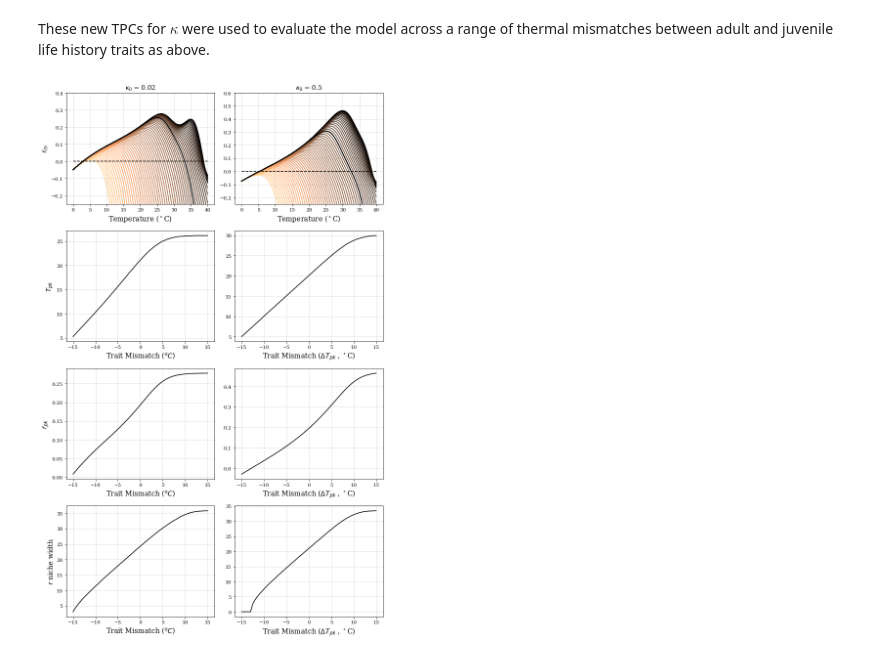
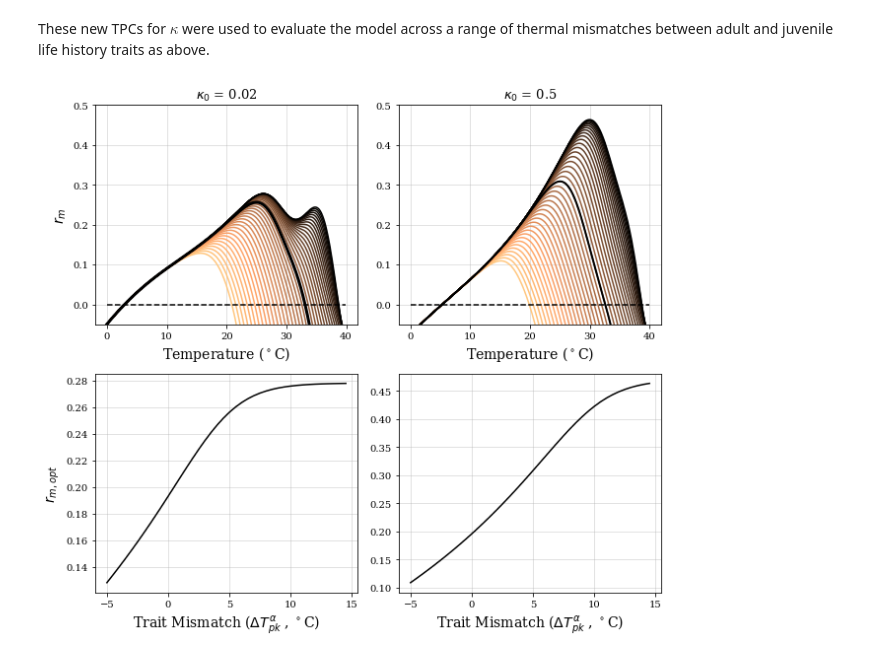
Before and after one commit to EcoEngLab/TraitMismatchPaper-main, a Jupyter notebook: code/TraitMismatch_SI.ipynb, the cells around one changed output. Drawn from its saved outputs; the diff is of its cells as text; code cells hidden in the pictures.

```diff
--- a/code/TraitMismatch_SI.ipynb
+++ b/code/TraitMismatch_SI.ipynb
@@ -1061,118 +886,69 @@ ax.set_title(r'$\kappa_0$ = ' + str(0.5), fontsize=13) ;
 # %% [markdown]
 These new TPCs for $\kappa$ were used to evaluate the model across a range of thermal mismatches between adult and juvenile life history traits as above.
 # %%
-fig = plt.figure(figsize=(10, 16))
+fig = plt.figure(figsize=(9, 8))
 
-ax = fig.add_subplot(421)
+ax = fig.add_subplot(221)
 ax.set_title(r'$\kappa_0$ = ' + str(0.02), fontsize=13)
 ax.set_xlabel(r'Temperature ($^\circ$C)', fontsize=14);
 ax.set_ylabel('$r_m$', fontsize=14);
 
 r_m_vec = r_SP_app_lam(bmax_vec, zJ_vec, z_vec, kap_vec_low, alp_vec)
 
-r_pk_vec = ["NA"]*len(T_pk_mm)
-T_pk_vec = ["NA"]*len(T_pk_mm)
-r_0_vec = ["NA"]*len(T_pk_mm)
+r_opt_vec = ["NA"]*len(T_pk_mm)
 
 colormap = plt.cm.copper_r
-#colormap = grayify_cmap(colormap)
 ax.set_prop_cycle('color',[colormap(i) for i in np.linspace(0, 1, len(T_pk_mm))])
 
 for i in range(len(T_pk_mm)):
-
     alp_mm_tmp_vec = B_inv_lam(B_0_alp,E_alp,T_pk_mm[i]+273.15,T_ref_mm,E_D_alp,k_par,T_vec)
     zJ_mm_tmp_vec = B_inv_lam(B_0_zJ,E_zJ,T_pk_mm[i]+273.15,T_ref_mm,E_D_zJ,k_par,T_vec)
-
     r_mm_tmp_vec = r_SP_app_lam(bmax_vec,zJ_mm_tmp_vec, z_vec, kap_vec_low, alp_mm_tmp_vec)
-
-    r_pk_vec[i] = max(r_mm_tmp_vec)
-    T_pk_vec[i] = T_vec[np.argmax(r_mm_tmp_vec)]
-
-    r_nw_tmp = find_niche_width(r_mm_tmp_vec, T_vec)
-
-    r_0_vec[i] = r_nw_tmp[1] - r_nw_tmp[0]
+    r_opt_vec[i] = max(r_mm_tmp_vec)
 
     ax.plot(T_vec-273.15, r_mm_tmp_vec)
 
-ax.plot(T_vec-273.15, r_m_vec, 'black', linewidth = 2);
-ax.plot(T_vec-273.15, [0]*len(T_vec), "k--");
-plt.ylim(-0.25,0.4)
+ax.plot(T_vec-273.15, r_m_vec, 'black', linewidth = 3)
+ax.plot(T_vec-273.15, [0]*len(T_vec), "k--")
+plt.ylim(-0.05,0.5)
 
-ax = fig.add_subplot(423)
-#ax.set_title('B', fontsize=13)
-ax.plot(T_pk_mm - T_pk_par, np.asarray(T_pk_vec)-273.15, 'black');
-ax.set_xlabel('Trait Mismatch $(^oC)$', fontsize=14);
-ax.set_ylabel('$T_{pk}$', fontsize=14)
+ax = fig.add_subplot(223)
+ax.plot(T_pk_mm - T_pk_par, r_opt_vec, 'black');
+ax.set_xlabel(r'Trait Mismatch ($\Delta T_{pk}^\alpha$ , $^\circ$C)', fontsize=14);
+ax.set_ylabel('$r_{m, opt}$', fontsize=14)
 
-ax = fig.add_subplot(425)
-#ax.set_title('C', fontsize=13)
-ax.plot(T_pk_mm - T_pk_par, r_pk_vec, 'black');
-ax.set_xlabel('Trait Mismatch $(^oC)$', fontsize=14);
-ax.set_ylabel('$r_{pk}$', fontsize=14)
-
-ax = fig.add_subplot(427)
-#ax.set_title('D', fontsize=13)
-ax.plot(T_pk_mm - T_pk_par, r_0_vec, 'black');
-ax.set_xlabel('Trait Mismatch $(^oC)$', fontsize=14);
-ax.set_ylabel('$r$ niche width', fontsize=14)
-
-ax = fig.add_subplot(422)
+ax = fig.add_subplot(222)
 ax.set_title(r'$\kappa_0$ = ' + str(0.5), fontsize=13)
 ax.set_xlabel(r'Temperature ($^\circ$C)', fontsize=14);
-#ax.set_ylabel('$r_m$', fontsize=14);
 
 r_m_vec = r_SP_app_lam(bmax_vec, zJ_vec, z_vec, kap_vec_high, alp_vec)
 
-r_pk_vec = ["NA"]*len(T_pk_mm)
-T_pk_vec = ["NA"]*len(T_pk_mm)
-r_0_vec = ["NA"]*len(T_pk_mm)
+r_opt_vec = ["NA"]*len(T_pk_mm)
 
-colormap = plt.cm.copper_r
-#colormap = grayify_cmap(colormap)
 ax.set_prop_cycle('color',[colormap(i) for i in np.linspace(0, 1, len(T_pk_mm))])
 
 for i in range(len(T_pk_mm)):
 
     alp_mm_tmp_vec = B_inv_lam(B_0_alp,E_alp,T_pk_mm[i]+273.15,T_ref_mm,E_D_alp,k_par,T_vec)
     zJ_mm_tmp_vec = B_inv_lam(B_0_zJ,E_zJ,T_pk_mm[i]+273.15,T_ref_mm,E_D_zJ,k_par,T_vec)
 
     r_mm_tmp_vec = r_SP_app_lam(bmax_vec,zJ_mm_tmp_vec, z_vec, kap_vec_high, alp_mm_tmp_vec)
 
-    r_pk_vec[i] = max(r_mm_tmp_vec)
-    T_pk_vec[i] = T_vec[np.argmax(r_mm_tmp_vec)]
-
-    r_nw_tmp = find_niche_width(r_mm_tmp_vec, T_vec)
-
-    r_0_vec[i] = r_nw_tmp[1] - r_nw_tmp[0]
+    r_opt_vec[i] = max(r_mm_tmp_vec)
 
     ax.plot(T_vec-273.15, r_mm_tmp_vec)
 
 ax.plot(T_vec-273.15, r_m_vec, 'black', linewidth = 2);
 ax.plot(T_vec-273.15, [0]*len(T_vec), "k--");
-plt.ylim(-0.25,0.6)
+plt.ylim(-0.05,0.5)
 
-ax = fig.add_subplot(424)
-#ax.set_title('B', fontsize=13)
-ax.plot(T_pk_mm - T_pk_par, np.asarray(T_pk_vec)-273.15, 'black');
-ax.set_xlabel(r'Trait Mismatch ($\Delta T_{pk}$ , $^\circ$C)', fontsize=14);
-#ax.set_ylabel('$T_{pk}$', fontsize=14)
-
-ax = fig.add_subplot(426)
-#ax.set_title('C', fontsize=13)
-ax.plot(T_pk_mm - T_pk_par, r_pk_vec, 'black');
-ax.set_xlabel(r'Trait Mismatch ($\Delta T_{pk}$ , $^\circ$C)', fontsize=14);
-#ax.set_ylabel('$r_{pk}$', fontsize=14)
-
-ax = fig.add_subplot(428)
-#ax.set_title('D', fontsize=13)
-ax.plot(T_pk_mm - T_pk_par, r_0_vec, 'black');
-ax.set_xlabel(r'Trait Mismatch ($\Delta T_{pk}$ , $^\circ$C)', fontsize=14);
-#ax.set_ylabel('$r$ niche width', fontsize=14)
-
+ax = fig.add_subplot(224)
+ax.plot(T_pk_mm - T_pk_par, r_opt_vec, 'black');
+ax.set_xlabel(r'Trait Mismatch ($\Delta T_{pk}^\alpha$ , $^\circ$C)', fontsize=14);
 
 fig.tight_layout()
 # %% [output]
-[figure, old version]
+[figure, new version]
 # %%
 kap_vec_low = B_lam(0.02,E_kap,T_pk_kap+273.15,T_ref_par,E_D_kap,k_par,T_vec)
 kap_vec_high = B_lam(0.5,E_kap,T_pk_kap+273.15,T_ref_par,E_D_kap,k_par,T_vec)
```
Also changed, not shown: parts of 44 cells of this notebook, 3 other files.
